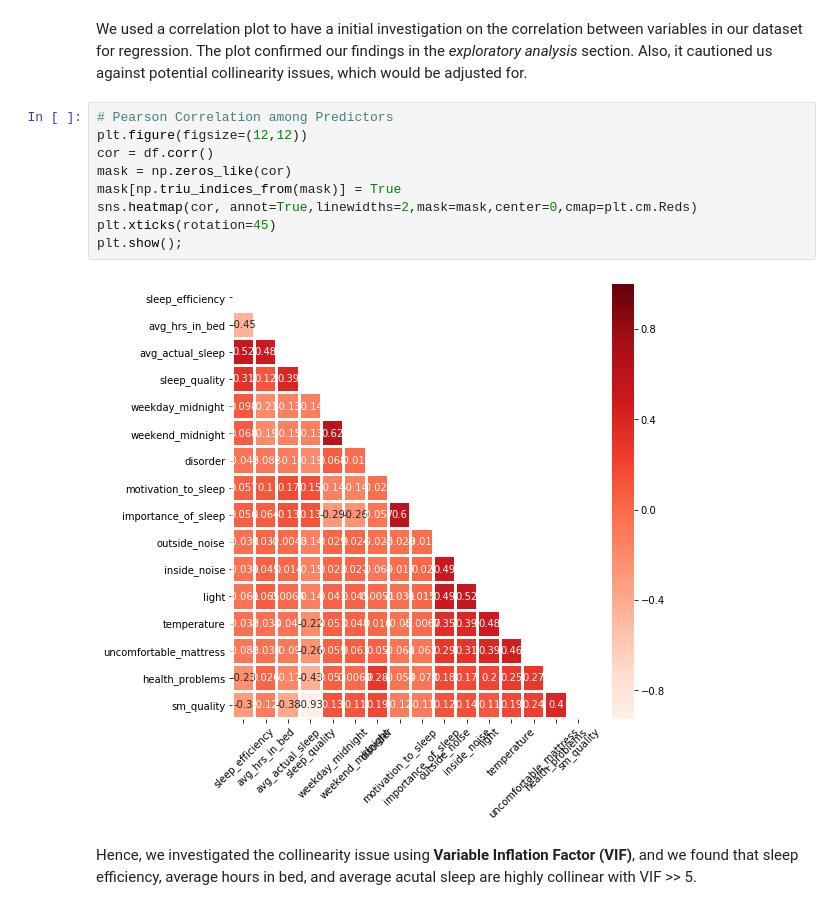
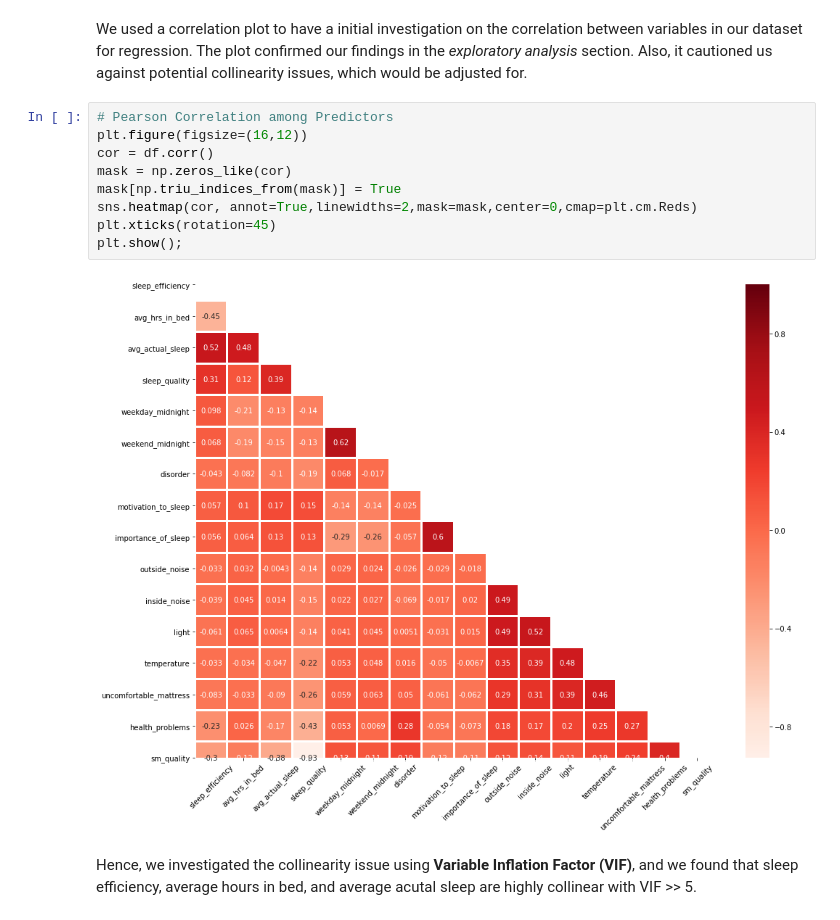
Before and after one commit to zhangxingruo/2019-fa-stats131-group2, a Jupyter notebook: STATS131_Friends_FinalProject_Sleep.ipynb, the cells around one changed output. Drawn from its saved outputs; the diff is of its cells as text.

```diff
--- a/STATS131_Friends_FinalProject_Sleep.ipynb
+++ b/STATS131_Friends_FinalProject_Sleep.ipynb
@@ -694,15 +697,15 @@ df.weekend_midnight=df['weekend_midnight'].replace(['After Mid-night'],1)
 We used a correlation plot to have a initial investigation on the correlation between variables in our dataset for regression. The plot confirmed our findings in the *exploratory analysis* section. Also, it cautioned us against potential collinearity issues, which would be adjusted for.
 # %%
 # Pearson Correlation among Predictors
-plt.figure(figsize=(12,12))
+plt.figure(figsize=(16,12))
 cor = df.corr()
 mask = np.zeros_like(cor)
 mask[np.triu_indices_from(mask)] = True
 sns.heatmap(cor, annot=True,linewidths=2,mask=mask,center=0,cmap=plt.cm.Reds)
 plt.xticks(rotation=45)
 plt.show();
 # %% [output]
-[figure, old version]
+[figure, new version]
 # %% [markdown]
 Hence, we investigated the collinearity issue using **Variable Inflation Factor (VIF)**, and we found that sleep efficiency, average hours in bed, and average acutal sleep are highly collinear with VIF >> 5.
 # %%
```
Also changed, not shown: parts of 20 cells of this notebook.
